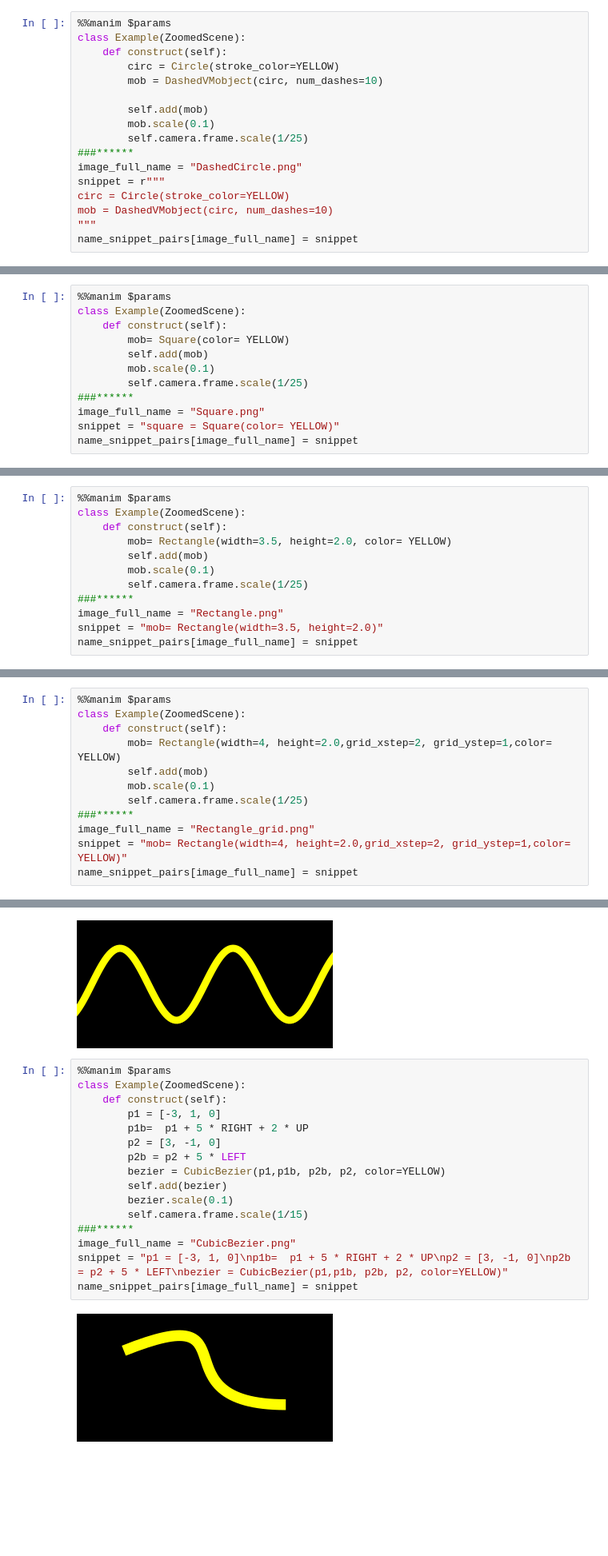
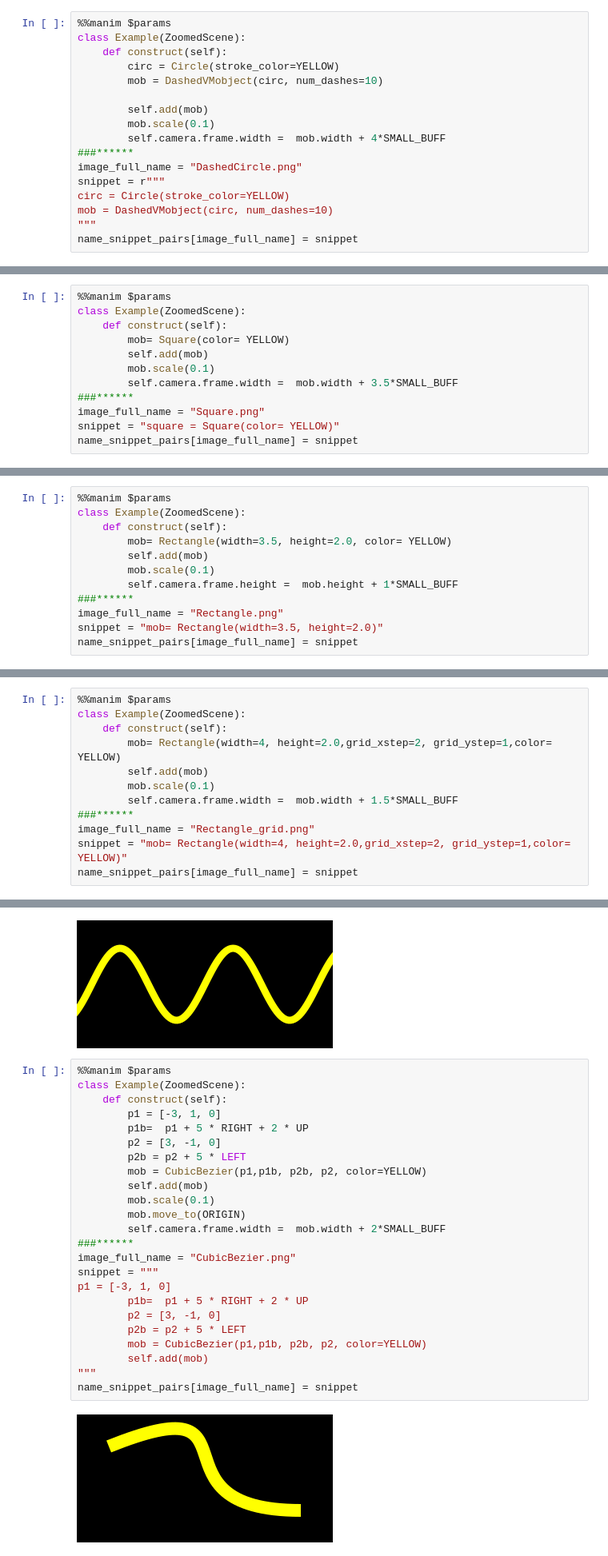
Before and after one commit to kolibril13/mobject-gallery, a Jupyter notebook: Mobjects_Basics.ipynb, the cells around one changed output, grey strips where cells are left out. Shown at 80% size. Saved outputs shown, nothing was run; the diff lists cells and outputs as text; blank space fills up the shorter version.

```diff
--- a/Mobjects_Basics.ipynb
+++ b/Mobjects_Basics.ipynb
@@ -152,7 +154,7 @@ class Example(ZoomedScene):
 
         self.add(mob)
         mob.scale(0.1)
-        self.camera.frame.scale(1/25)
+        self.camera.frame.width =  mob.width + 4*SMALL_BUFF
 ###******
 image_full_name = "DashedCircle.png"
 snippet = r"""
@@ -169,7 +171,7 @@ class Example(ZoomedScene):
         mob= Square(color= YELLOW)
         self.add(mob)
         mob.scale(0.1)
-        self.camera.frame.scale(1/25)
+        self.camera.frame.width =  mob.width + 3.5*SMALL_BUFF
 ###******
 image_full_name = "Square.png"
 snippet = "square = Square(color= YELLOW)"
@@ -183,7 +185,7 @@ class Example(ZoomedScene):
         mob= Rectangle(width=3.5, height=2.0, color= YELLOW)
         self.add(mob)
         mob.scale(0.1)
-        self.camera.frame.scale(1/25)
+        self.camera.frame.height =  mob.height + 1*SMALL_BUFF
 ###******
 image_full_name = "Rectangle.png"
 snippet = "mob= Rectangle(width=3.5, height=2.0)"
@@ -197,7 +199,7 @@ class Example(ZoomedScene):
         mob= Rectangle(width=4, height=2.0,grid_xstep=2, grid_ystep=1,color= YELLOW)
         self.add(mob)
         mob.scale(0.1)
-        self.camera.frame.scale(1/25)
+        self.camera.frame.width =  mob.width + 1.5*SMALL_BUFF
 ###******
 image_full_name = "Rectangle_grid.png"
 snippet = "mob= Rectangle(width=4, height=2.0,grid_xstep=2, grid_ystep=1,color= YELLOW)"
@@ -550,21 +552,29 @@ name_snippet_pairs[image_full_name] = snippet
 # %%
 %%manim $params
 class Example(ZoomedScene):
     def construct(self):
         p1 = [-3, 1, 0]
         p1b=  p1 + 5 * RIGHT + 2 * UP
         p2 = [3, -1, 0]
         p2b = p2 + 5 * LEFT
-        bezier = CubicBezier(p1,p1b, p2b, p2, color=YELLOW)
-        self.add(bezier)
-        bezier.scale(0.1)
-        self.camera.frame.scale(1/15)
+        mob = CubicBezier(p1,p1b, p2b, p2, color=YELLOW)
+        self.add(mob)
+        mob.scale(0.1)
+        mob.move_to(ORIGIN)
+        self.camera.frame.width =  mob.width + 2*SMALL_BUFF
 ###******
 image_full_name = "CubicBezier.png"
-snippet = "p1 = [-3, 1, 0]\np1b=  p1 + 5 * RIGHT + 2 * UP\np2 = [3, -1, 0]\np2b = p2 + 5 * LEFT\nbezier = CubicBezier(p1,p1b, p2b, p2, color=YELLOW)"
+snippet = """
+p1 = [-3, 1, 0]
+        p1b=  p1 + 5 * RIGHT + 2 * UP
+        p2 = [3, -1, 0]
+        p2b = p2 + 5 * LEFT
+        mob = CubicBezier(p1,p1b, p2b, p2, color=YELLOW)
+        self.add(mob)
+"""
 name_snippet_pairs[image_full_name] = snippet
 # %% [output]
-[figure, old version]
+[figure, new version]
 # %%
 %%manim $params
 class Example(ZoomedScene):
```
Also changed, not shown: parts of 17 cells of this notebook, 17 other files.
